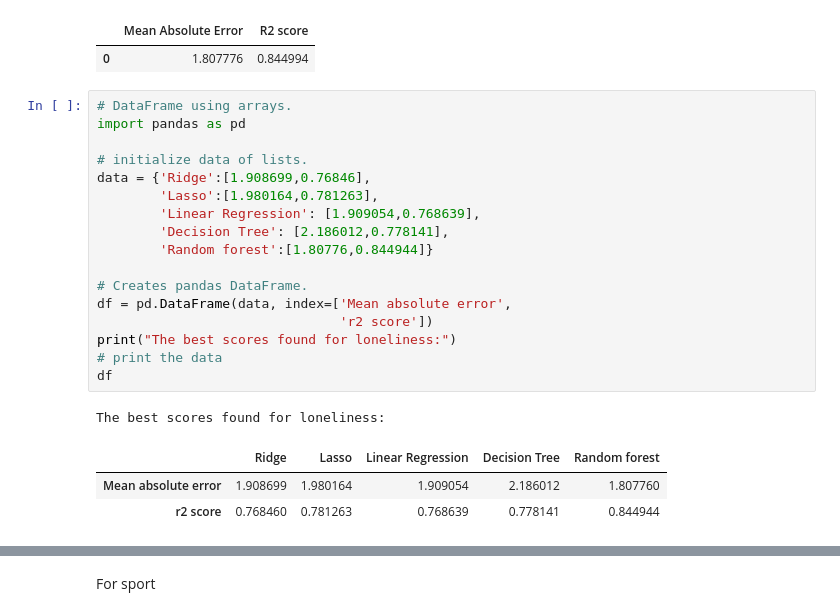
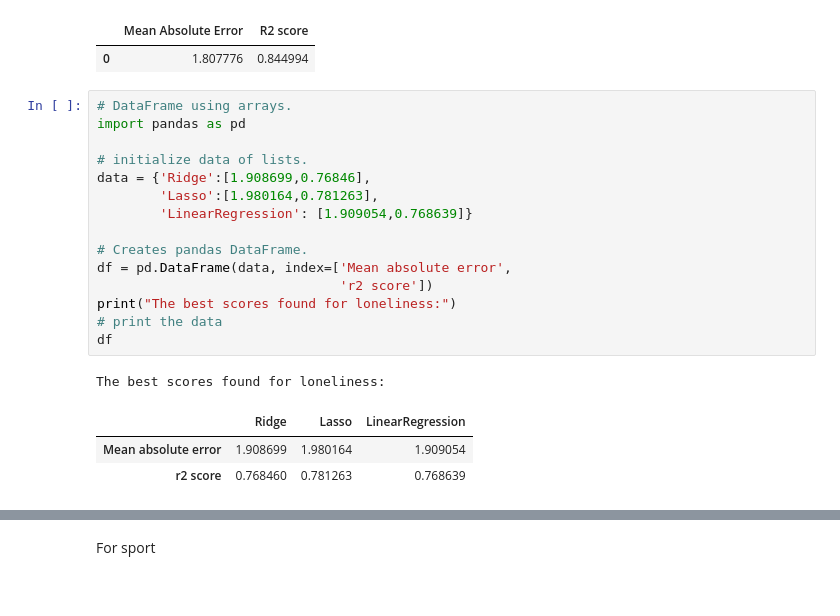
Before and after one commit to ashleyrennnnnn/Assignments-Machine-Learning, a Jupyter notebook: Regression_model_part.ipynb, the cells around one changed output, grey strips where cells are left out. Cells and saved outputs as stored; diff of their text form.

```diff
--- a/Regression_model_part.ipynb
+++ b/Regression_model_part.ipynb
@@ -144,22 +144,20 @@ Best parameters found for the model: {'estimator__max_depth': 30, 'estimator__ma
 # %%
 # DataFrame using arrays.
 import pandas as pd
 
 # initialize data of lists.
 data = {'Ridge':[1.908699,0.76846],
         'Lasso':[1.980164,0.781263],
-        'Linear Regression': [1.909054,0.768639],
-        'Decision Tree': [2.186012,0.778141],
-        'Random forest':[1.80776,0.844944]}
+        'LinearRegression': [1.909054,0.768639]}
 
 # Creates pandas DataFrame.
 df = pd.DataFrame(data, index=['Mean absolute error',
                                'r2 score'])
 print("The best scores found for loneliness:")
 # print the data
 df
 # %% [output]
 The best scores found for loneliness:
-|  | Ridge | Lasso | Linear Regression | Decision Tree | Random forest |
-| Mean absolute error | 1.908699 | 1.980164 | 1.909054 | 2.186012 | 1.807760 |
-| r2 score | 0.768460 | 0.781263 | 0.768639 | 0.778141 | 0.844944 |
+|  | Ridge | Lasso | LinearRegression |
+| Mean absolute error | 1.908699 | 1.980164 | 1.909054 |
+| r2 score | 0.768460 | 0.781263 | 0.768639 |
```
Also changed, not shown: parts of 5 cells of this notebook.
